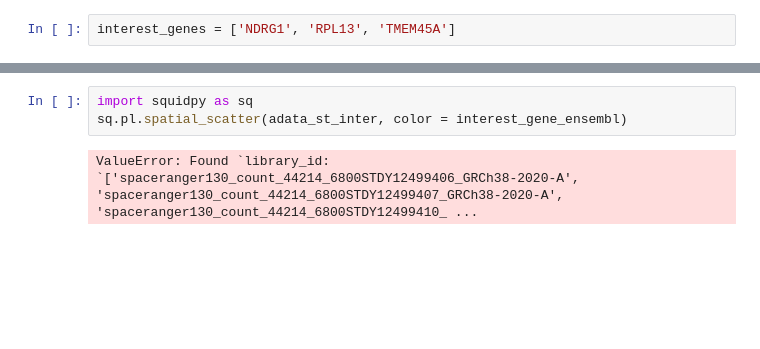
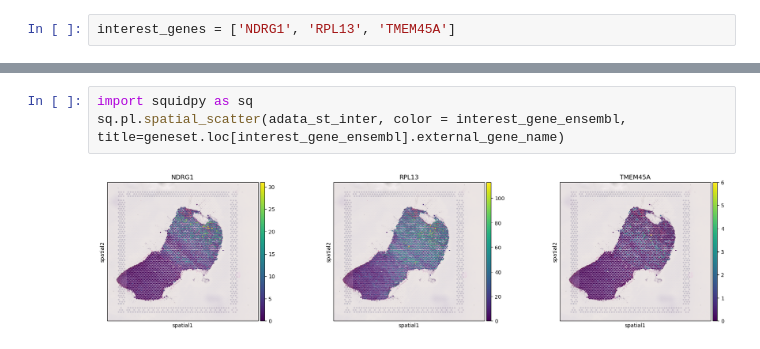
Before and after one commit to edgarfelizmenio/HyperSpot, a Jupyter notebook: demo/Human Kidney Cancer Interface 0 - HGCTSVG Data Preparation.ipynb, the cells around one changed output, grey strips where cells are left out. Saved outputs shown, nothing was run; the diff lists cells and outputs as text; blank space fills up the shorter version.

```diff
--- a/demo/Human Kidney Cancer Interface 0 - HGCTSVG Data Preparation.ipynb
+++ b/demo/Human Kidney Cancer Interface 0 - HGCTSVG Data Preparation.ipynb
@@ -141,8 +217,8 @@ adata_st_inter.obs
 # %%
 import squidpy as sq
-sq.pl.spatial_scatter(adata_st_inter, color = interest_gene_ensembl)
+sq.pl.spatial_scatter(adata_st_inter, color = interest_gene_ensembl, title=geneset.loc[interest_gene_ensembl].external_gene_name)
 # %% [output]
-ValueError: Found `library_id: `['spaceranger130_count_44214_6800STDY12499406_GRCh38-2020-A', 'spaceranger130_count_44214_6800STDY12499407_GRCh38-2020-A', 'spaceranger130_count_44214_6800STDY12499410_ ...
+[figure, added]
 # %%
 adata_sc
 # %% [output]
```
Also changed, not shown: parts of 17 cells of this notebook, 27 other files.
